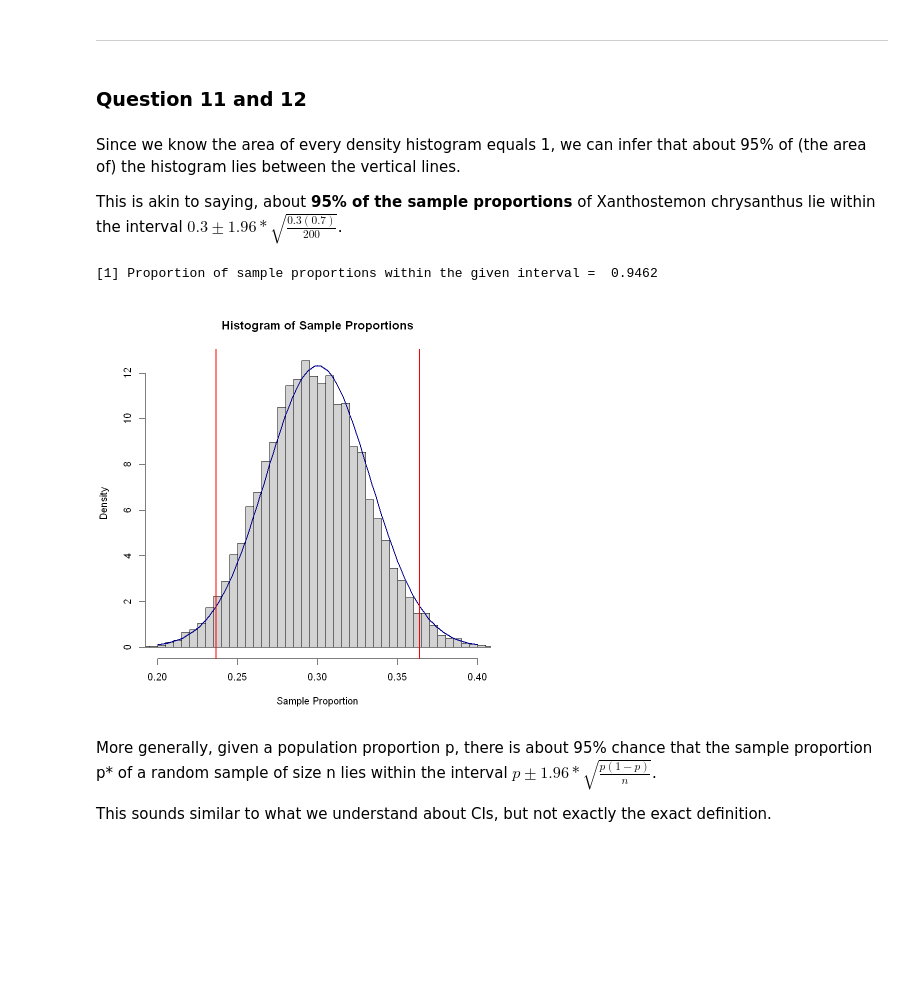
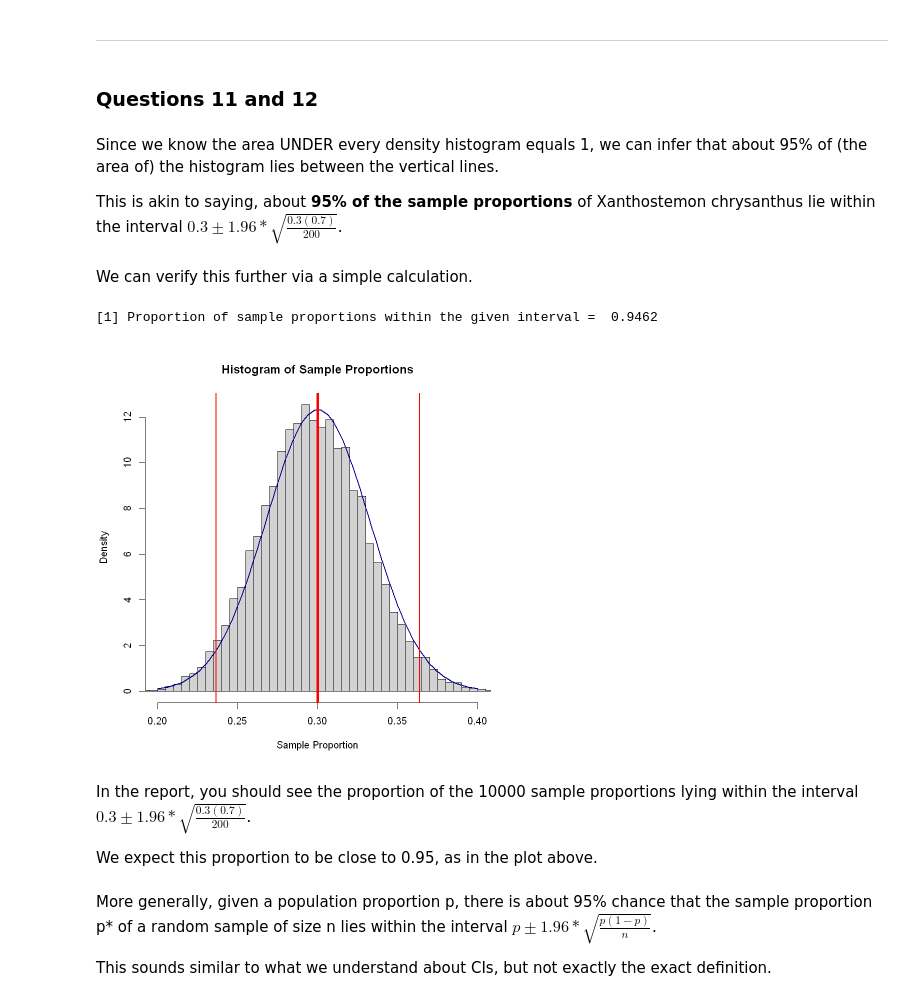
Before and after one commit to joel-quek/NUS, a Jupyter notebook: GEA1000 Tutorial 4/GEA1000 Tutorial 4 .ipynb, the cells around one changed output. Drawn from its saved outputs; the diff is of its cells as text; code cells hidden in the pictures; blank space fills up the shorter version.

```diff
--- a/GEA1000 Tutorial 4/GEA1000 Tutorial 4 .ipynb
+++ b/GEA1000 Tutorial 4/GEA1000 Tutorial 4 .ipynb
@@ -279,12 +283,14 @@ pnorm(right_end,mean=0.3,sd=sd_sd)-pnorm(left_end,mean=0.3,sd=sd_sd)
 # %% [markdown]
 ---
 # %% [markdown]
-### Question 11 and 12
+### Questions 11 and 12
 # %% [markdown]
-Since we know the area of every density histogram equals 1, we can infer that about 95% of (the area of) the histogram lies between the vertical lines.
+Since we know the area UNDER every density histogram equals 1, we can infer that about 95% of (the area of) the histogram lies between the vertical lines.
 
 
 This is akin to saying, about **95% of the sample proportions** of Xanthostemon chrysanthus lie within the interval $0.3±1.96*\sqrt{\frac{0.3(0.7)}{200}}$.
+# %% [markdown]
+We can verify this further via a simple calculation.
 # %%
 # I need to restart the prop_in count from ZERO (Not required to know why)
 prop_in = 0
@@ -317,28 +323,35 @@ for (i in 1:10000) { # Performing the same code 10000 times
 # %%
 hist(arr_prop,  # arr_prop is the choice for the plot
     main = "Histogram of Sample Proportions", # Title
     xlab = "Sample Proportion",  # X Label
     xlim = c(0.2, 0.4),  # X-axis bounds/limits
     breaks = seq(min(arr_prop), max(arr_prop), length.out = ((max(arr_prop)-min(arr_prop))*200)+1),
      # number of breaks/bins
     freq=FALSE)
 
 # The appended code just adds a Normal Curve onto the original Density Plot
 curve(dnorm(x, mean=0.3, sd=sd_sd),
            col="darkblue",
            lwd=2,
            add=TRUE)
 
 # The new appended code just adds two vertical lines showing the boundaries
 abline(v=left_end, col='red',lwd=2)
 
 abline(v=right_end,col='red',lwd=2)
 
 # Append the statement for Qn 11
 print(paste("Proportion of sample proportions within the given interval = ", prop_in/10000), quote= FALSE)
+
+# I will additionally append a line for the POPULATION MEAN
+abline(v=0.3,col='red',lwd=4)
 # %% [output]
 [1] Proportion of sample proportions within the given interval =  0.9462
-[figure, old version]
+[figure, new version]
+# %% [markdown]
+In the report, you should see the proportion of the 10000 sample proportions lying within the interval $0.3±1.96*\sqrt{\frac{0.3(0.7)}{200}}$.
+
+We expect this proportion to be close to 0.95, as in the plot above.
 # %% [markdown]
 More generally, given a population proportion p, there is about 95% chance that the sample proportion p* of a random sample of size n lies within the interval $p ± 1.96*\sqrt{\frac{p(1-p)}{n}}$.
 
```
Also changed, not shown: parts of 22 cells of this notebook.
